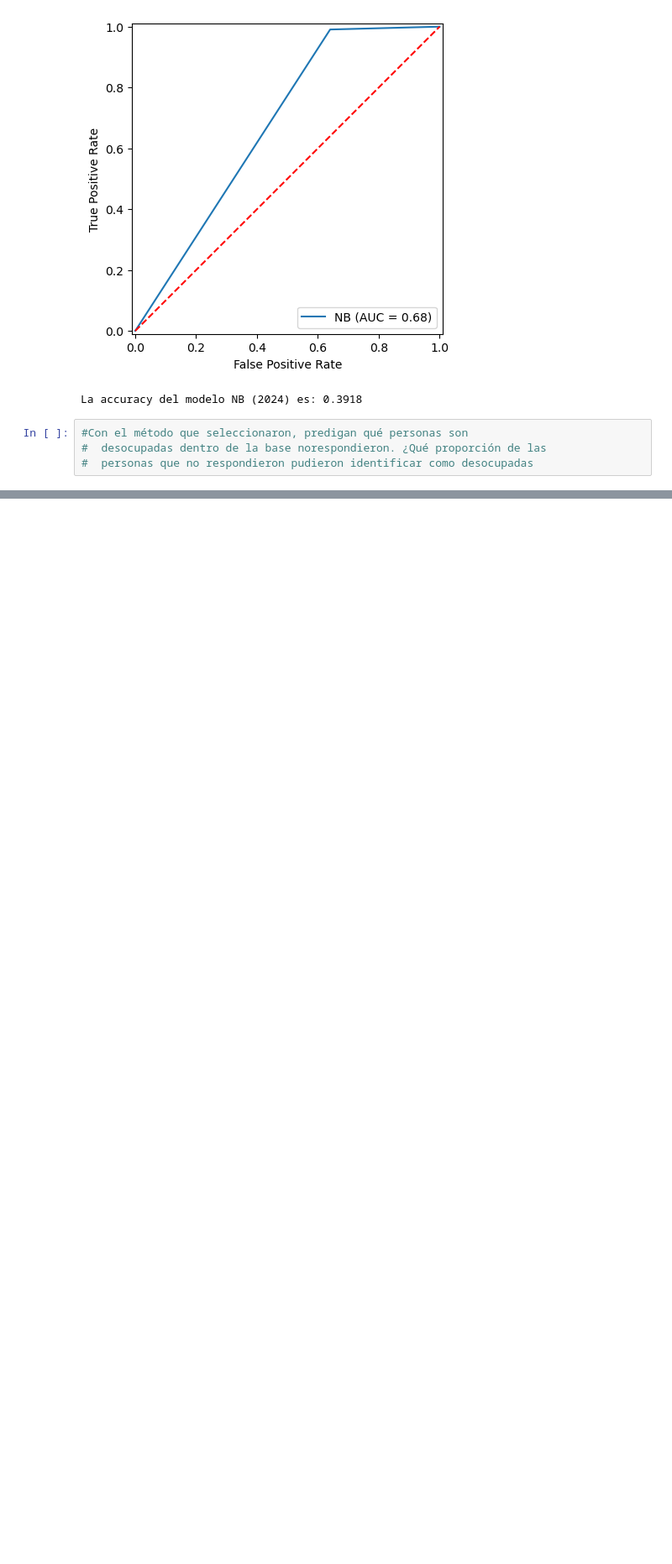
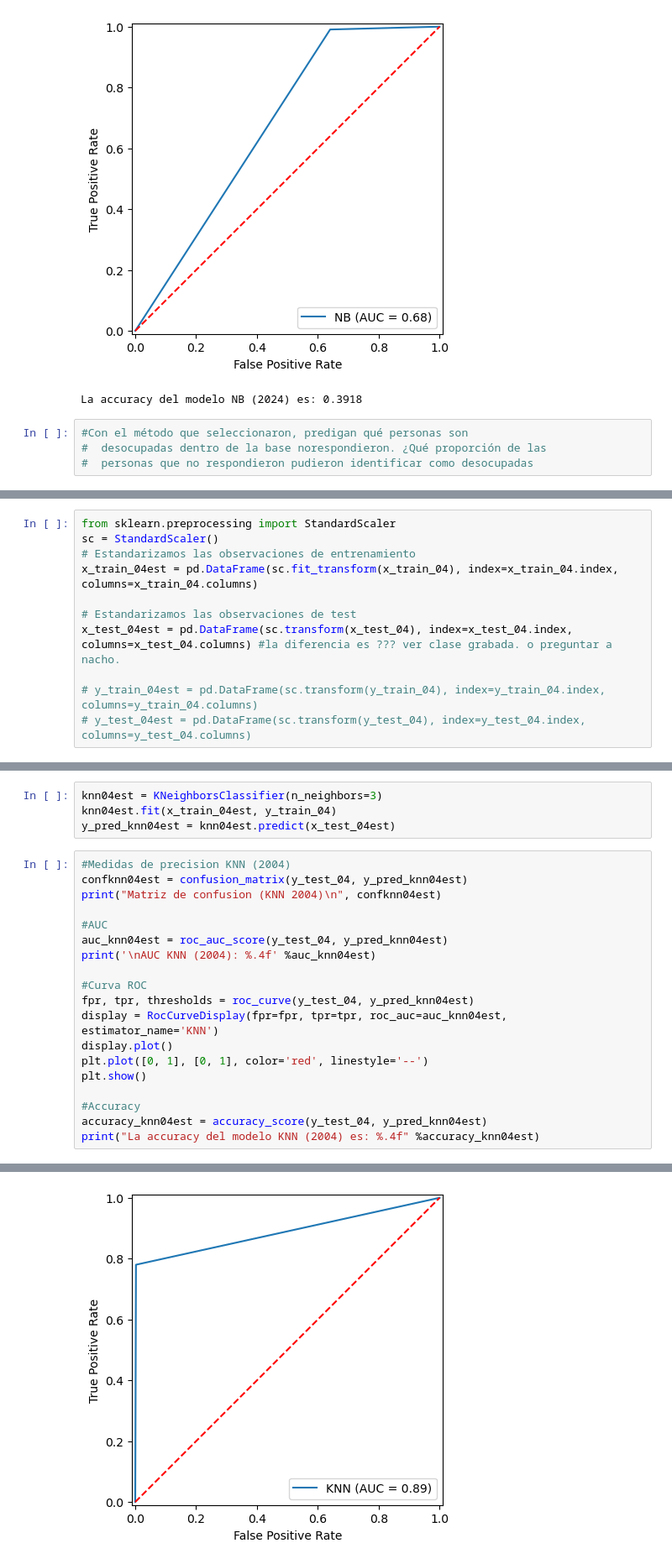
Before and after one commit to maggiecobb/CC408-T1-5, a Jupyter notebook: TP 3/Tp3.ipynb, the cells around one changed output, grey strips where cells are left out. Shown at 84% size. Cells and saved outputs as stored; diff of their text form; blank space fills up the shorter version.

```diff
--- a/TP 3/Tp3.ipynb
+++ b/TP 3/Tp3.ipynb
@@ -1506,0 +1509,11 @@ La accuracy del modelo NB (2024) es: 0.3918
+# %%
+from sklearn.preprocessing import StandardScaler
+sc = StandardScaler()
+# Estandarizamos las observaciones de entrenamiento
+x_train_04est = pd.DataFrame(sc.fit_transform(x_train_04), index=x_train_04.index, columns=x_train_04.columns)
+
+# Estandarizamos las observaciones de test
+x_test_04est = pd.DataFrame(sc.transform(x_test_04), index=x_test_04.index, columns=x_test_04.columns) #la diferencia es ??? ver clase grabada. o preguntar a nacho.
+
+# y_train_04est = pd.DataFrame(sc.transform(y_train_04), index=y_train_04.index, columns=y_train_04.columns)
+# y_test_04est = pd.DataFrame(sc.transform(y_test_04), index=y_test_04.index, columns=y_test_04.columns)
@@ -1506,0 +1522,24 @@ La accuracy del modelo NB (2024) es: 0.3918
+# %%
+knn04est = KNeighborsClassifier(n_neighbors=3)
+knn04est.fit(x_train_04est, y_train_04)
+y_pred_knn04est = knn04est.predict(x_test_04est)
+# %%
+#Medidas de precision KNN (2004)
+confknn04est = confusion_matrix(y_test_04, y_pred_knn04est)
+print("Matriz de confusion (KNN 2004)\n", confknn04est)
+
+#AUC
+auc_knn04est = roc_auc_score(y_test_04, y_pred_knn04est)
+print('\nAUC KNN (2004): %.4f' %auc_knn04est)
+
+#Curva ROC
+fpr, tpr, thresholds = roc_curve(y_test_04, y_pred_knn04est)
+display = RocCurveDisplay(fpr=fpr, tpr=tpr, roc_auc=auc_knn04est, estimator_name='KNN')
+display.plot()
+plt.plot([0, 1], [0, 1], color='red', linestyle='--')
+plt.show()
+
+#Accuracy
+accuracy_knn04est = accuracy_score(y_test_04, y_pred_knn04est)
+print("La accuracy del modelo KNN (2004) es: %.4f" %accuracy_knn04est)
+# %% [output]
@@ -1506,0 +1551 @@ La accuracy del modelo NB (2024) es: 0.3918
+[figure, added]
```
Also changed, not shown: parts of 6 cells of this notebook.
